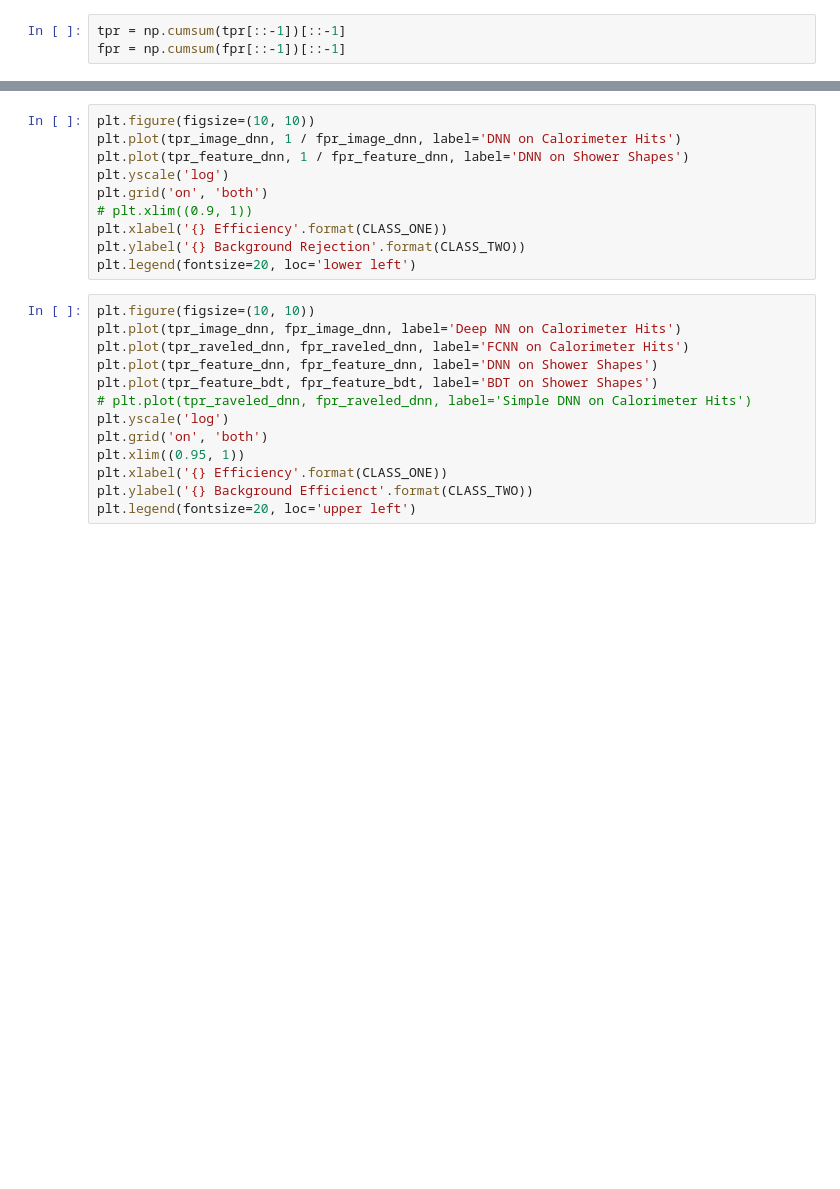
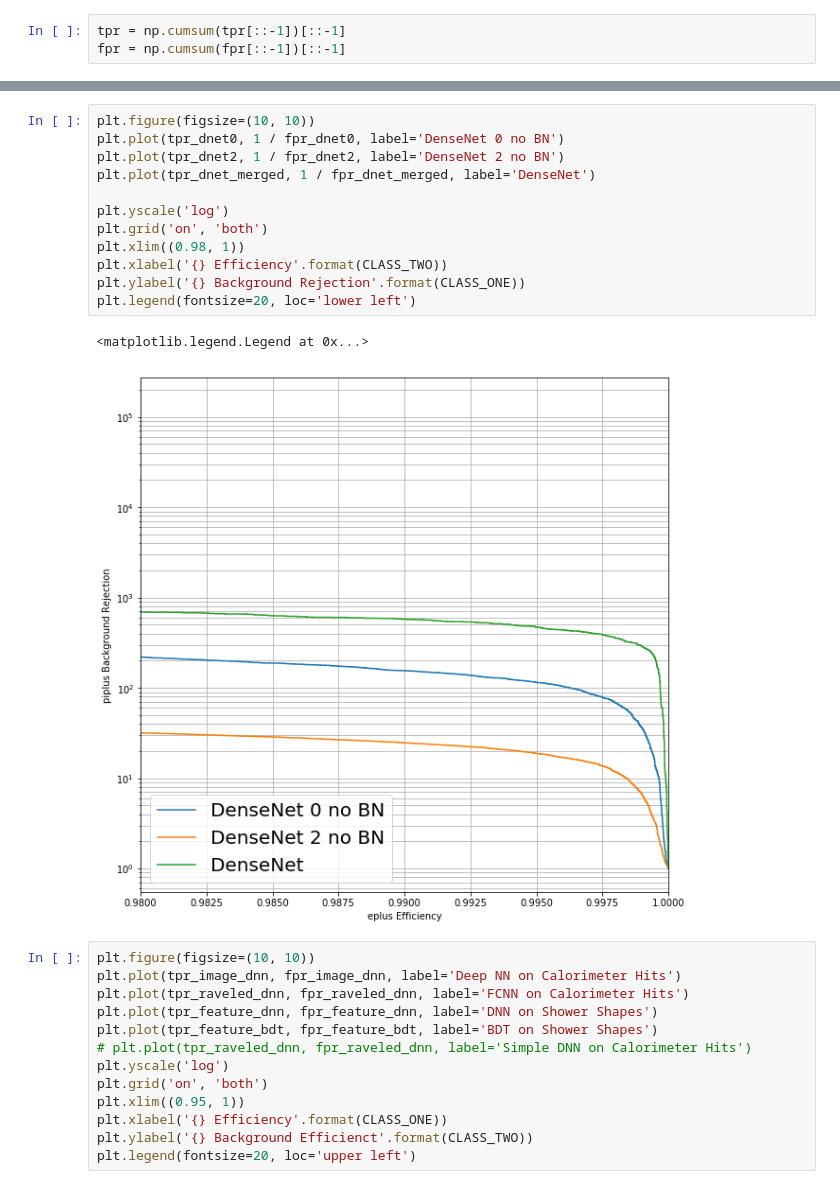
Before and after one commit to hep-lbdl/CaloGAN, a Jupyter notebook: classification/calo-classfier.ipynb, the cells around one changed output, grey strips where cells are left out. Drawn from its saved outputs; the diff is of its cells as text; blank space fills up the shorter version.

```diff
--- a/classification/calo-classfier.ipynb
+++ b/classification/calo-classfier.ipynb
@@ -375,13 +841,18 @@ tpr
 # %%
 plt.figure(figsize=(10, 10))
-plt.plot(tpr_image_dnn, 1 / fpr_image_dnn, label='DNN on Calorimeter Hits')
-plt.plot(tpr_feature_dnn, 1 / fpr_feature_dnn, label='DNN on Shower Shapes')
+plt.plot(tpr_dnet0, 1 / fpr_dnet0, label='DenseNet 0 no BN')
+plt.plot(tpr_dnet2, 1 / fpr_dnet2, label='DenseNet 2 no BN')
+plt.plot(tpr_dnet_merged, 1 / fpr_dnet_merged, label='DenseNet')
+
 plt.yscale('log')
 plt.grid('on', 'both')
-# plt.xlim((0.9, 1))
-plt.xlabel('{} Efficiency'.format(CLASS_ONE))
-plt.ylabel('{} Background Rejection'.format(CLASS_TWO))
+plt.xlim((0.98, 1))
+plt.xlabel('{} Efficiency'.format(CLASS_TWO))
+plt.ylabel('{} Background Rejection'.format(CLASS_ONE))
 plt.legend(fontsize=20, loc='lower left')
+# %% [output]
+<matplotlib.legend.Legend at 0x...>
+[figure, added]
 # %%
 plt.figure(figsize=(10, 10))
 plt.plot(tpr_image_dnn, fpr_image_dnn, label='Deep NN on Calorimeter Hits')
```
Also changed, not shown: parts of 82 cells of this notebook.
